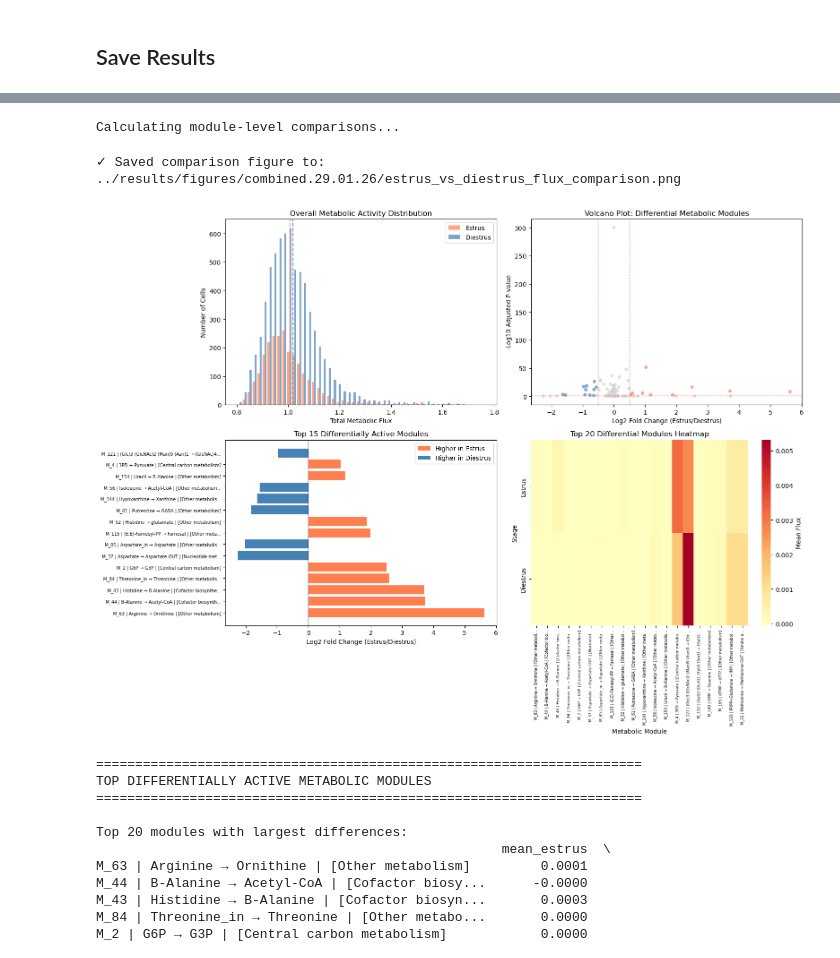
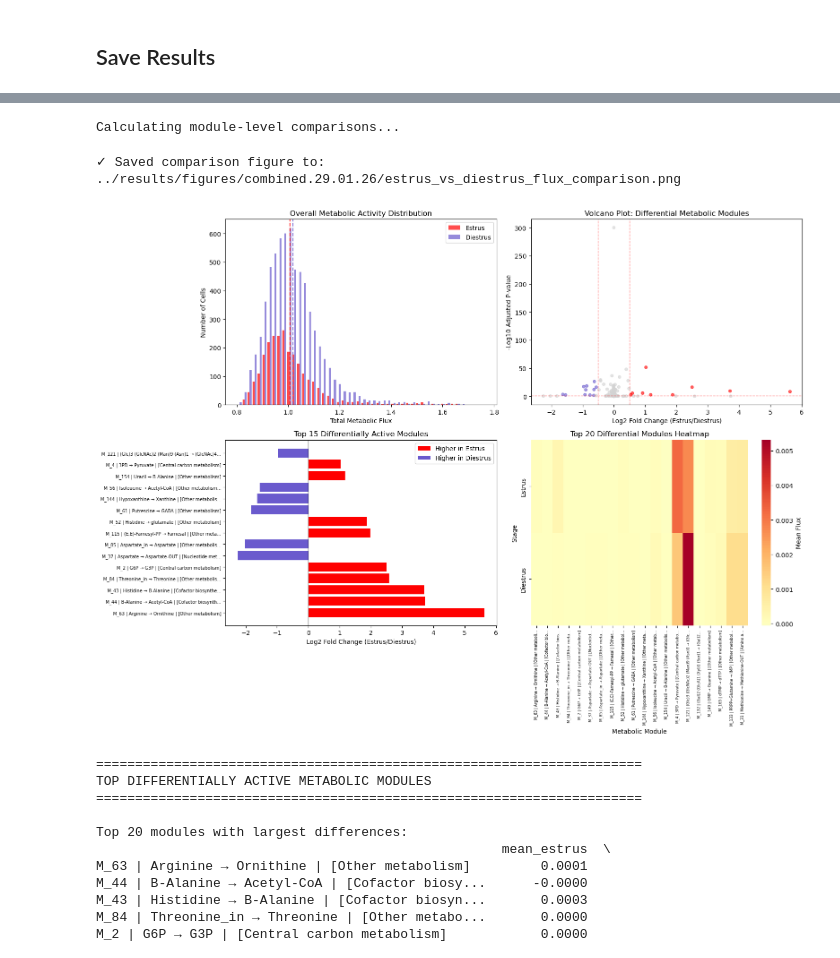
Before and after one commit to gthornes/FLUXestimatorGT, a Jupyter notebook: notebooks/03_flux_estimation.ipynb, the cells around one changed output, grey strips where cells are left out. Cells and saved outputs as stored; diff of their text form; code cells hidden in the pictures.

```diff
--- a/notebooks/03_flux_estimation.ipynb
+++ b/notebooks/03_flux_estimation.ipynb
@@ -404,7 +404,7 @@ T Cells                                 0.876   0.876  0.039
 fig, axes = plt.subplots(2, 2, figsize=(16, 12))
 
 # 1. Total flux per cell type
-summary_stats.sort_values('mean')['mean'].plot(kind='barh', ax=axes[0, 0], color='steelblue')
+summary_stats.sort_values('mean')['mean'].plot(kind='barh', ax=axes[0, 0], color='deepskyblue')
 axes[0, 0].set_xlabel('Mean Total Flux')
 axes[0, 0].set_ylabel('Cell Type')
 axes[0, 0].set_title('Overall Metabolic Activity by Cell Type')
@@ -414,7 +414,7 @@ cell_types_sorted = flux_summary.groupby('celltype_label')['total_flux'].median(
 data_for_box = [flux_summary[flux_summary['celltype_label'] == ct]['total_flux'].values for ct in cell_types_sorted]
 bp = axes[0, 1].boxplot(data_for_box, labels=[ct[:30] for ct in cell_types_sorted], vert=False, patch_artist=True)
 for patch in bp['boxes']:
-    patch.set_facecolor('lightcoral')
+    patch.set_facecolor('deepskyblue')
 axes[0, 1].set_xlabel('Total Flux')
 axes[0, 1].set_ylabel('Cell Type')
 axes[0, 1].set_title('Flux Distribution')
@@ -440,10 +440,10 @@ axes[1, 0].set_xticklabels(x_labels, rotation=90)
 axes[1, 0].set_yticklabels(y_labels, rotation=0, fontsize=7)
 
 # 4. Cell count per type
-flux_by_cell['celltype_label'].value_counts().plot(kind='barh', ax=axes[1, 1], color='forestgreen')
+flux_by_cell['celltype_label'].value_counts().plot(kind='barh', ax=axes[1, 1], color='deepskyblue')
 axes[1, 1].set_xlabel('Number of Cells')
 axes[1, 1].set_ylabel('Cell Type')
-axes[1, 1].set_title('Cell Type Distribution (with Subclustering)')
+axes[1, 1].set_title('Cell Type Distribution')
 axes[1, 1].tick_params(axis='y', labelsize=8)
 
 plt.tight_layout()
@@ -516,7 +516,7 @@ if flux_files and 'stage' in flux_by_cell.columns:
     os.makedirs(fig_output_dir, exist_ok=True)
 
     fig, ax = plt.subplots(figsize=(10, 6))
-    colors = ['coral' if fc > 0 else 'steelblue' for fc in ct_comparison['log2_fc']]
+    colors = ['red' if fc > 0 else 'slateblue' for fc in ct_comparison['log2_fc']]
     y_pos = np.arange(len(ct_comparison))
 
     bars = ax.barh(y_pos, ct_comparison['log2_fc'], color=colors)
@@ -530,8 +530,8 @@ if flux_files and 'stage' in flux_by_cell.columns:
     # Add legend for colors
     from matplotlib.patches import Patch
     legend_elements = [
-        Patch(facecolor='coral', label='Higher in Estrus'),
-        Patch(facecolor='steelblue', label='Higher in Diestrus')
+        Patch(facecolor='red', label='Higher in Estrus'),
+        Patch(facecolor='slateblue', label='Higher in Diestrus')
     ]
     ax.legend(handles=legend_elements, loc='upper right', framealpha=0.9)
 
@@ -620,13 +620,13 @@ if flux_files and 'stage' in flux_by_cell.columns:
     diestrus_flux_vals = flux_by_cell[flux_by_cell['stage'] == 'diestrus']['total_flux']
 
     axes[0, 0].hist([estrus_flux_vals, diestrus_flux_vals], bins=50, alpha=0.7,
-                    label=['Estrus', 'Diestrus'], color=['coral', 'steelblue'])
+                    label=['Estrus', 'Diestrus'], color=['red', 'slateblue'])
     axes[0, 0].set_xlabel('Total Metabolic Flux')
     axes[0, 0].set_ylabel('Number of Cells')
     axes[0, 0].set_title('Overall Metabolic Activity Distribution')
     axes[0, 0].legend()
-    axes[0, 0].axvline(estrus_flux_vals.mean(), color='coral', linestyle='--', alpha=0.8, label='Estrus mean')
-    axes[0, 0].axvline(diestrus_flux_vals.mean(), color='steelblue', linestyle='--', alpha=0.8, label='Diestrus mean')
+    axes[0, 0].axvline(estrus_flux_vals.mean(), color='red', linestyle='--', alpha=0.8, label='Estrus mean')
+    axes[0, 0].axvline(diestrus_flux_vals.mean(), color='slateblue', linestyle='--', alpha=0.8, label='Diestrus mean')
 
     # 2. Volcano plot of module differences
     volcano_data = module_comparison.copy()
@@ -636,9 +636,9 @@ if flux_files and 'stage' in flux_by_cell.columns:
     colors = []
     for idx, row in volcano_data.iterrows():
         if row['p_adjusted'] < 0.05 and row['log2_fc'] > 0.5:
-            colors.append('coral')  # Higher in estrus
+            colors.append('red')  # Higher in estrus
         elif row['p_adjusted'] < 0.05 and row['log2_fc'] < -0.5:
-            colors.append('steelblue')  # Higher in diestrus
+            colors.append('slateblue')  # Higher in diestrus
         else:
             colors.append('lightgray')  # Not significant
 
@@ -654,15 +654,15 @@ if flux_files and 'stage' in flux_by_cell.columns:
     # 3. Top differential modules (column names are already annotated descriptions)
     top_modules = module_comparison_sorted.head(15)
     y_pos = np.arange(len(top_modules))
-    colors_bar = ['coral' if fc > 0 else 'steelblue' for fc in top_modules['log2_fc']]
+    colors_bar = ['red' if fc > 0 else 'slateblue' for fc in top_modules['log2_fc']]
 
     axes[1, 0].barh(y_pos, top_modules['log2_fc'], color=colors_bar)
     axes[1, 0].set_yticks(y_pos)
 
     # Add legend for colors
     legend_elements = [
-        Patch(facecolor='coral', label='Higher in Estrus'),
-        Patch(facecolor='steelblue', label='Higher in Diestrus')
+        Patch(facecolor='red', label='Higher in Estrus'),
+        Patch(facecolor='slateblue', label='Higher in Diestrus')
     ]
     axes[1, 0].legend(handles=legend_elements, loc='upper right', framealpha=0.9)
 
@@ -679,34 +679,34 @@ if flux_files and 'stage' in flux_by_cell.columns:
     heatmap_data = pd.DataFrame({
         'Estrus': estrus_cells[top_20_modules].mean(),
         'Diestrus': diestrus_cells[top_20_modules].mean()
     })
 
     sns.heatmap(heatmap_data.T, cmap='RdYlBu_r', center=0, annot=False,
                 cbar_kws={'label': 'Mean Flux'}, ax=axes[1, 1])
     axes[1, 1].set_xlabel('Metabolic Module')
     axes[1, 1].set_ylabel('Stage')
     axes[1, 1].set_title('Top 20 Differential Modules Heatmap')
 
     # Truncate long pathway descriptions
     x_labels = [label[:45] + '...' if len(label) > 45 else label for label in top_20_modules]
     axes[1, 1].set_xticklabels(x_labels, rotation=90, fontsize=6)
 
     plt.tight_layout()
 
     # Save figure
     fig_output_dir = f'../results/figures/{suffix}'
     os.makedirs(fig_output_dir, exist_ok=True)
     plt.savefig(f'{fig_output_dir}/estrus_vs_diestrus_flux_comparison.png', dpi=150, bbox_inches='tight')
     print(f"\n✓ Saved comparison figure to: {fig_output_dir}/estrus_vs_diestrus_flux_comparison.png")
 
     plt.show()
 
 else:
     print("Stage information not available for visualization.")
 # %% [output]
 Calculating module-level comparisons...
 ✓ Saved comparison figure to: ../results/figures/combined.29.01.26/estrus_vs_diestrus_flux_comparison.png
-[figure, old version]
+[figure, new version]
 # %%
 # Identify differentially active metabolic modules between stages
 if flux_files and 'stage' in flux_by_cell.columns:
```
Also changed, not shown: parts of 2 cells of this notebook, 4 other files.
